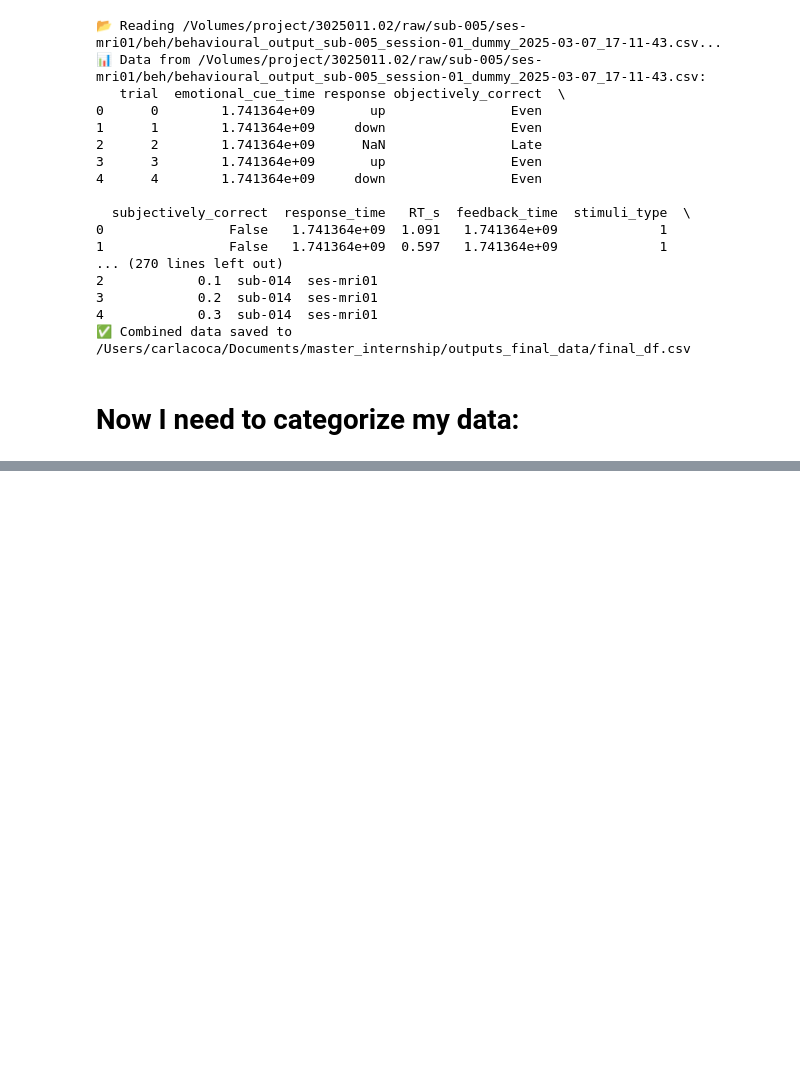
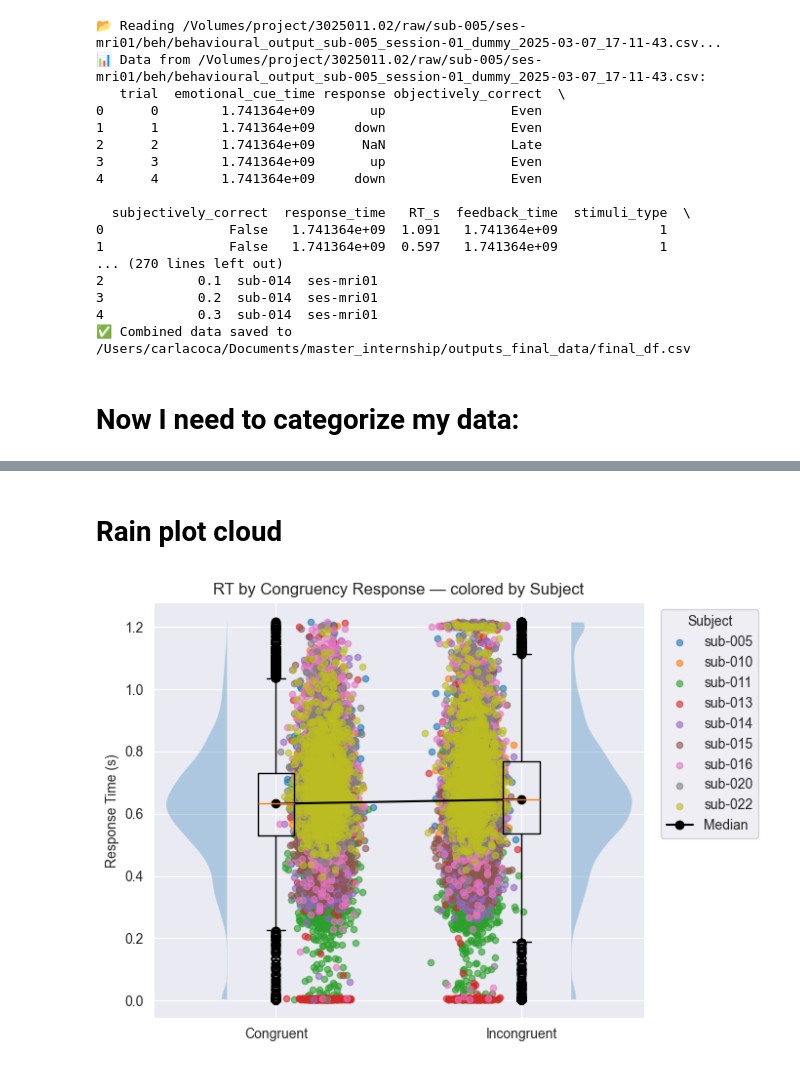
Before and after one commit to carla-coca/my-random-progress-thesis, a Jupyter notebook: Analyses_categorization+modelling.ipynb, the cells around one changed output, grey strips where cells are left out. Drawn from its saved outputs; the diff is of its cells as text; code cells hidden in the pictures; blank space fills up the shorter version.

Commit message:
graphs

```diff
--- a/Analyses_categorization+modelling.ipynb
+++ b/Analyses_categorization+modelling.ipynb
@@ -159,6 +152,6 @@ else:
 # %%
 base_folder = "/Volumes/project/3025011.02/raw/"
-selected_subjects = ["sub-005", "sub-010", "sub-011", "sub-013", "sub-014", "sub-016"]
+selected_subjects = ["sub-005", "sub-010", "sub-011", "sub-013", "sub-014","sub-015", "sub-016", "sub-020","sub-022"]
 
 all_data = []
 
@@ -477,6 +302,0 @@ KeyError: "['volatility'] not in index"
-# %%
-# Load your saved data
-final_df = pd.read_csv("/Users/carlacoca/Documents/master_internship/outputs_final_data/final_df.csv", sep=";")
-
-print(final_df.shape)
-print(final_df[['subject', 'task_congruency', 'objectively_correct']].dropna().groupby('subject').size())
@@ -492,9 +302,0 @@ dtype: int64
-# %%
-final_df['task_congruency'] = final_df['task_congruency'].astype(str)
-final_df['subject'] = final_df['subject'].astype(str)
-
-# Filter for non-null, valid data
-df_clean = final_df.dropna(subset=['subject', 'task_congruency', 'objectively_correct'])
-
-print("✅ Subjects after cleaning:", df_clean['subject'].unique())
-print("✅ Shape after cleaning:", df_clean.shape)
@@ -536,0 +303,52 @@ plt.show()
+# %% [markdown]
+# Rain plot cloud
+# %%
+conds    = ['congruent', 'incongruent']
+subjects = sorted(final_df['subject'].unique())
+cmap     = plt.get_cmap('tab10')
+colors   = {subj: cmap(i % 10) for i, subj in enumerate(subjects)}
+
+fig, ax = plt.subplots(figsize=(7, 5))
+
+# 1) draw half-violins at x = 0.8 and x = 2.2
+all_data = [df[df['congruency_response']==cond]['RT_s'].values for cond in conds]
+parts    = ax.violinplot(all_data, positions=[0.8, 2.2], showextrema=False)
+for body, pos in zip(parts['bodies'], [0.8, 2.2]):
+    verts = body.get_paths()[0].vertices
+    if pos <= 1:
+        verts[:, 0] = np.clip(verts[:, 0], -np.inf, pos)
+    else:
+        verts[:, 0] = np.clip(verts[:, 0], pos, np.inf)
+
+# 2) overlay per-subject jittered points at x = 1.2 and 1.8
+jitter_centers = [1.2, 1.8]
+for subj in subjects:
+    for ci, cond in enumerate(conds):
+        vals = df[
+            (df['subject'] == subj) &
+            (df['congruency_response'] == cond)
+        ]['RT_s'].values
+        center = jitter_centers[ci]
+        jitter = np.random.normal(loc=center, scale=0.05, size=len(vals))
+        ax.scatter(jitter, vals,
+                   color=colors[subj], alpha=0.6, s=20,
+                   label=subj if ci == 0 else "")
+
+# 3) median line at x = 1 and 2
+medians = [np.median(d) for d in all_data]
+ax.plot([1, 2], medians, marker='o', linestyle='-', color='k', label='Median')
+
+# 4) boxplot (default positions at x = 1 and 2)
+ax.boxplot(all_data)
+
+# 5) labels, legend, title
+ax.set_xticks([1, 2])
+ax.set_xticklabels([c.capitalize() for c in conds])
+ax.set_ylabel('Response Time (s)')
+ax.set_title('RT by Congruency Response — colored by Subject')
+ax.legend(bbox_to_anchor=(1.02, 1), loc='upper left', title='Subject')
+
+plt.tight_layout()
+plt.show()
+# %% [output]
+[figure, added]
```
Also changed, not shown: parts of 13 cells of this notebook.
